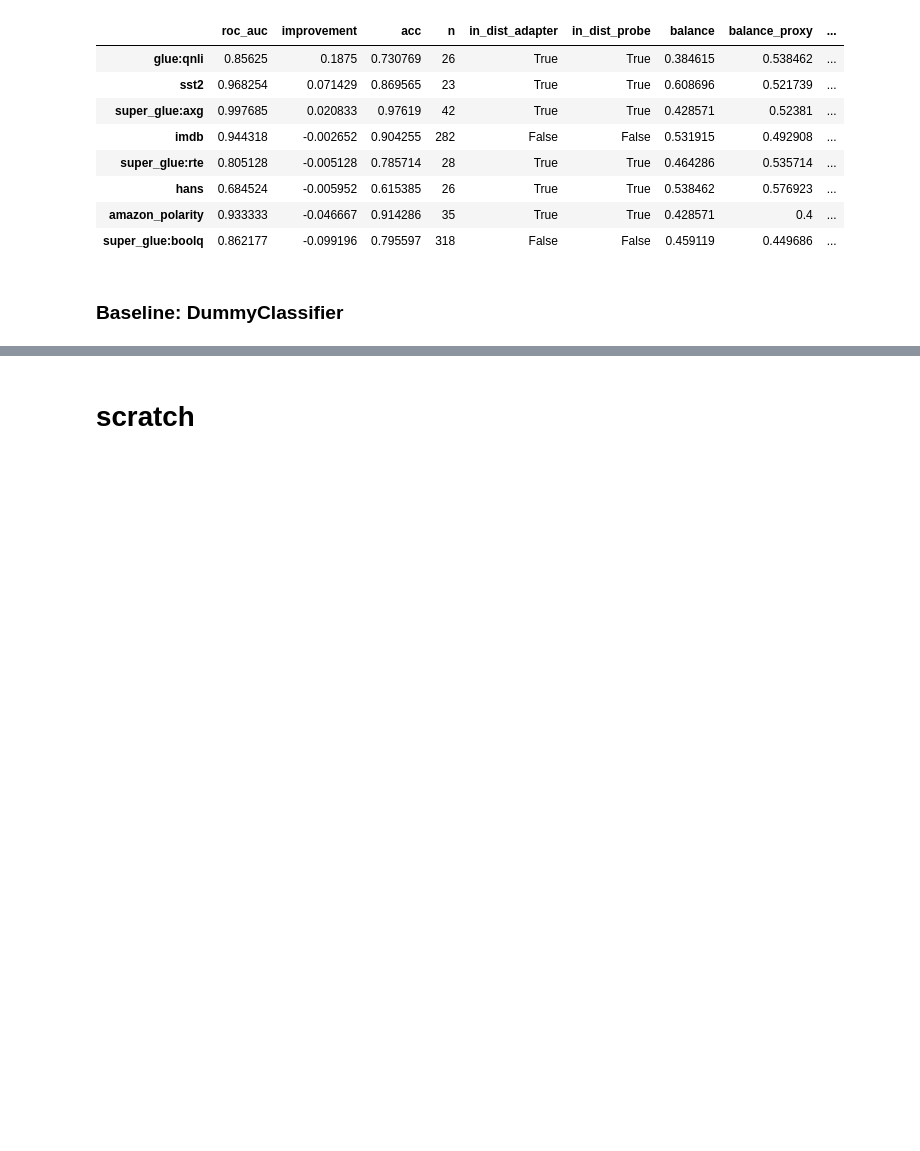
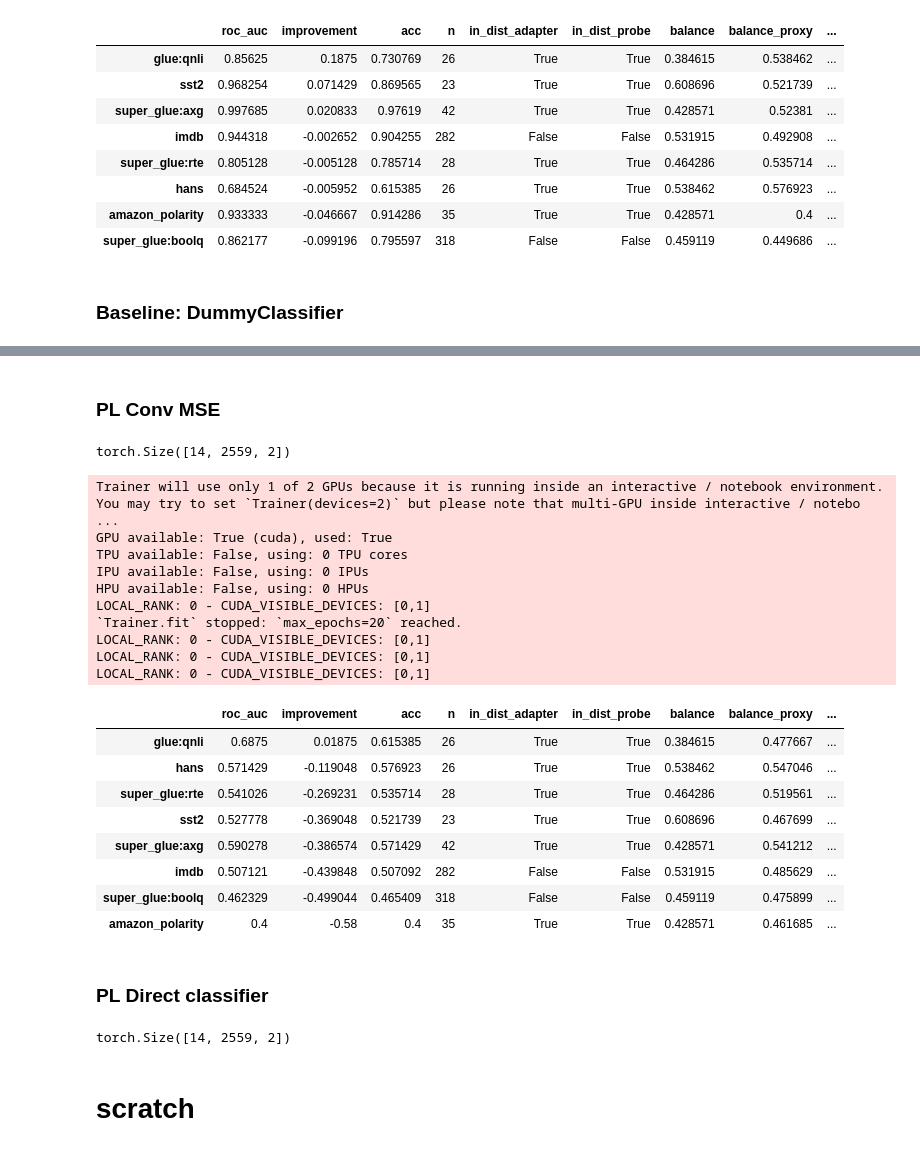
Before and after one commit to wassname/LoRA_are_lie_detectors, a Jupyter notebook: notebooks/10_compare_probes.ipynb, the cells around one changed output, grey strips where cells are left out. Drawn from its saved outputs; the diff is of its cells as text; code cells hidden in the pictures; blank space fills up the shorter version.

```diff
--- a/notebooks/10_compare_probes.ipynb
+++ b/notebooks/10_compare_probes.ipynb
@@ -414,0 +436,2 @@ analyze_dfres(df_res)
+# %% [markdown]
+### PL Conv MSE
@@ -414,0 +500,68 @@ analyze_dfres(df_res)
+# %%
+from src.helpers.sklearn_lightning import PLSKWrapper, PLSKBase
+from torchmetrics.functional import accuracy
+
+class PLSK2(PLSKBase):
+    def __init__(self, c_in, dropout=0, hs=32, depth=2, **kwargs):
+        super().__init__(**kwargs)
+
+        self.model = HSModel2d(c_in, hs, dropout)
+
+    def forward(self, x):
+        return self.model(x)
+
+    def _step(self, batch, batch_idx, stage='train'):
+        x, y = batch
+        x0 = x[..., 0]
+        x1 = x[..., 1]
+        ypred0 = self(x0)
+        ypred1 = self(x1)
+
+        y_probs = F.sigmoid(ypred0-ypred1+0.5)
+        y_cls = y_probs > 0.5
+
+        if stage=='pred':
+            return y_probs
+
+        loss = F.smooth_l1_loss(ypred0-ypred1, y)
+
+        y_cls = ypred1>ypred0 # switch2bool(ypred1-ypred0)
+        self.log(f"{stage}/acc", accuracy(y_cls, y>0.5, "binary"), on_epoch=True, on_step=False)
+        self.log(f"{stage}/loss", loss, on_epoch=True, on_step=True, prog_bar=True)
+        self.log(f"{stage}/n", len(y), on_epoch=True, on_step=False, reduce_fx=torch.sum)
+        return loss
+# %%
+ds_train, ds_val = train_test_split_ds(ds_trainval, test_size=0.3)
+X_val, y_val_proxy = ds2xy(ds_val)
+c_in = X_val.shape[1:]
+c_in
+# %% [output]
+torch.Size([14, 2559, 2])
+# %%
+epoch_steps = int(len(ds_trainval)*0.7//batch_size)
+pl_model = PLSK2(c_in=c_in, epoch_steps=epoch_steps, max_epochs=max_epochs)
+model = PLSKWrapper(pl_model, verbose=verbose, max_epochs=max_epochs)
+df_res = eval_ranking(model, ds_trainval, ds_test)
+df_res2 = analyze_dfres(df_res)
+# %% [output]
+Trainer will use only 1 of 2 GPUs because it is running inside an interactive / notebook environment. You may try to set `Trainer(devices=2)` but please note that multi-GPU inside interactive / notebo ...
+GPU available: True (cuda), used: True
+TPU available: False, using: 0 TPU cores
+IPU available: False, using: 0 IPUs
+HPU available: False, using: 0 HPUs
+LOCAL_RANK: 0 - CUDA_VISIBLE_DEVICES: [0,1]
+`Trainer.fit` stopped: `max_epochs=20` reached.
+LOCAL_RANK: 0 - CUDA_VISIBLE_DEVICES: [0,1]
+LOCAL_RANK: 0 - CUDA_VISIBLE_DEVICES: [0,1]
+LOCAL_RANK: 0 - CUDA_VISIBLE_DEVICES: [0,1]
+|  | roc_auc | improvement | acc | n | in_dist_adapter | in_dist_probe | balance | balance_proxy | ... |
+| glue:qnli | 0.6875 | 0.01875 | 0.615385 | 26 | True | True | 0.384615 | 0.477667 | ... |
+| hans | 0.571429 | -0.119048 | 0.576923 | 26 | True | True | 0.538462 | 0.547046 | ... |
+| super_glue:rte | 0.541026 | -0.269231 | 0.535714 | 28 | True | True | 0.464286 | 0.519561 | ... |
+| sst2 | 0.527778 | -0.369048 | 0.521739 | 23 | True | True | 0.608696 | 0.467699 | ... |
+| super_glue:axg | 0.590278 | -0.386574 | 0.571429 | 42 | True | True | 0.428571 | 0.541212 | ... |
+| imdb | 0.507121 | -0.439848 | 0.507092 | 282 | False | False | 0.531915 | 0.485629 | ... |
+| super_glue:boolq | 0.462329 | -0.499044 | 0.465409 | 318 | False | False | 0.459119 | 0.475899 | ... |
+| amazon_polarity | 0.4 | -0.58 | 0.4 | 35 | True | True | 0.428571 | 0.461685 | ... |
+# %% [markdown]
+### PL Direct classifier
@@ -414,0 +629,7 @@ analyze_dfres(df_res)
+# %%
+ds_train, ds_val = train_test_split_ds(ds_trainval, test_size=0.3)
+X_val, y_val_proxy = ds2xy(ds_val)
+c_in = X_val.shape[1:]
+c_in
+# %% [output]
+torch.Size([14, 2559, 2])
```
Also changed, not shown: parts of 24 cells of this notebook, 1 other file.
